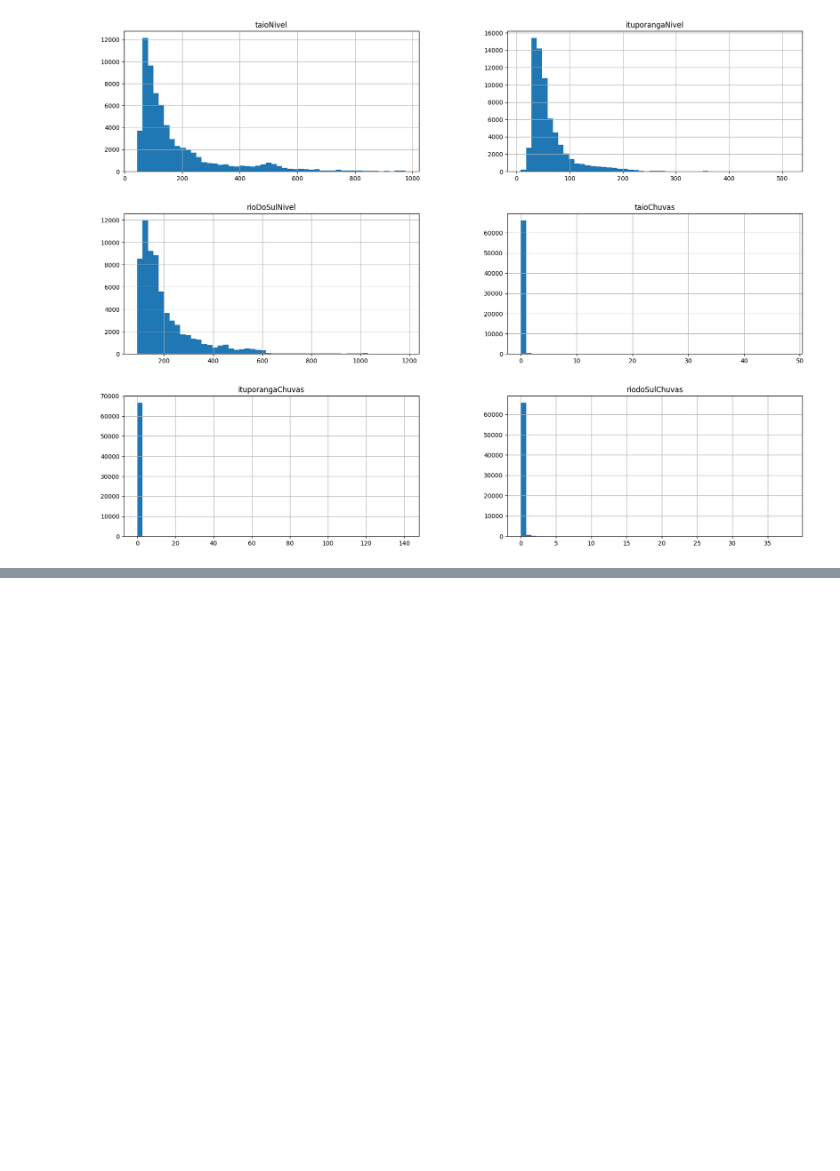
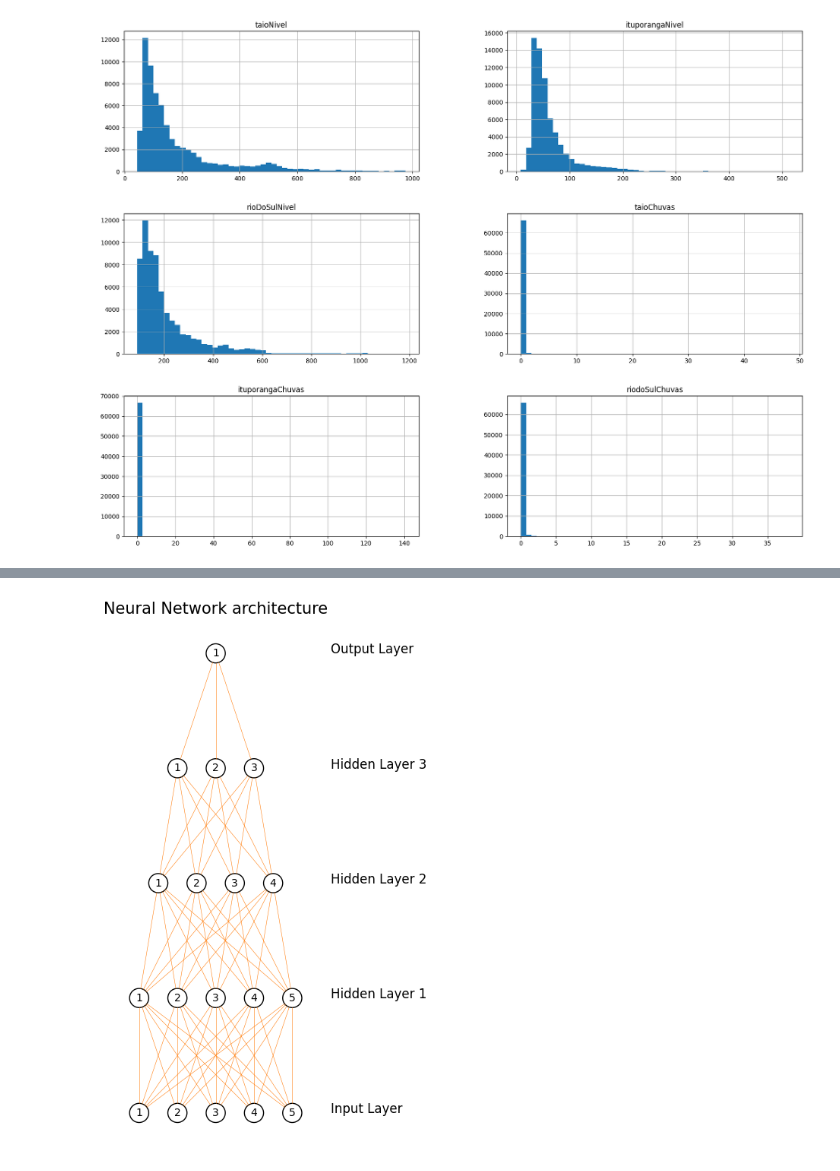
Before and after one commit to Leoscan/Previs-oRioRDS, a Jupyter notebook: PrevisaoRio.ipynb, the cells around one changed output, grey strips where cells are left out. Cells and saved outputs as stored; diff of their text form; code cells hidden in the pictures; blank space fills up the shorter version.

```diff
--- a/PrevisaoRio.ipynb
+++ b/PrevisaoRio.ipynb
@@ -115,0 +122,6 @@ print(dados_previsao)
+# %%
+import VisualizeNN as VisNN
+network=VisNN.DrawNN([5, 5, 4, 3, 1])
+network.draw()
+# %% [output]
+[figure, added]
```
Also changed, not shown: parts of 3 cells of this notebook.
